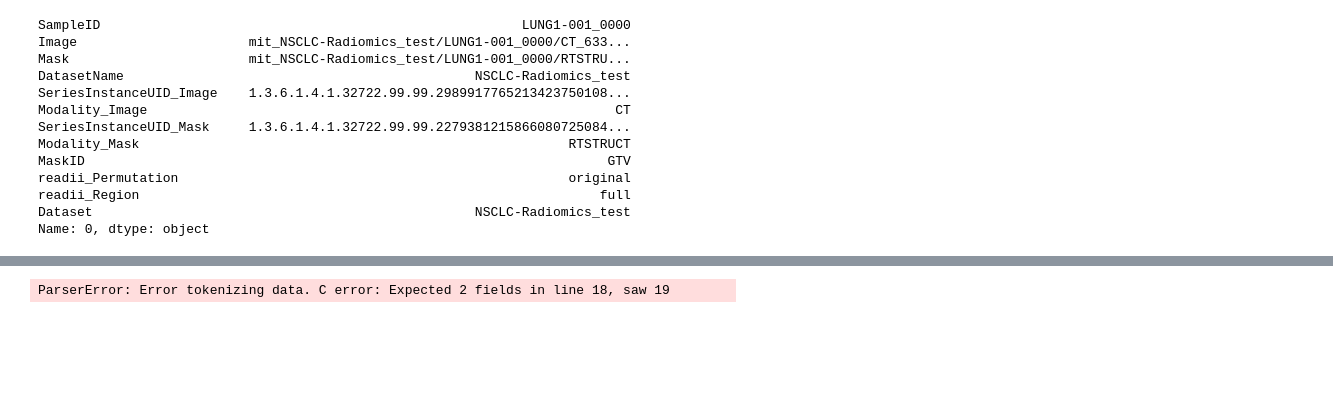
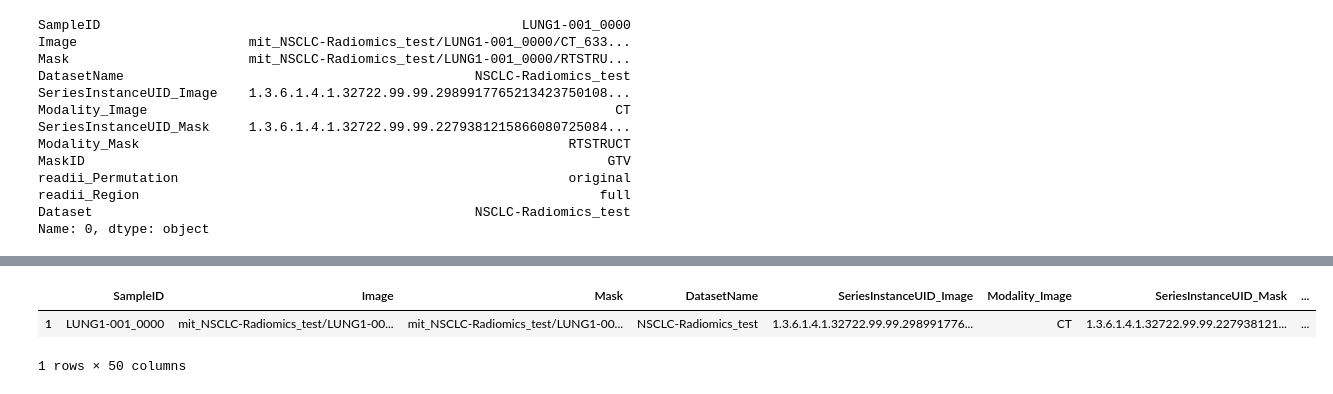
Before and after one commit to bhklab/readii_2_roqc, a Jupyter notebook: sandbox/dev_feature_extraction.ipynb, the cells around one changed output, grey strips where cells are left out. Saved outputs shown, nothing was run; the diff lists cells and outputs as text; code cells hidden in the pictures; blank space fills up the shorter version.

```diff
--- a/sandbox/dev_feature_extraction.ipynb
+++ b/sandbox/dev_feature_extraction.ipynb
@@ -168,11 +120,13 @@ OrderedDict([('SampleID', 'LUNG1-001_0000'),
 # %%
 features_dir_struct = Path(f"{dataset_index.iloc[0]['DataSource']}_{dataset_index.iloc[0]['DatasetName']}") / "features" / "pyradiomics" / "pyradiomics_original_single_feature"
 
 # Set up path to the directory containing the sample feature files
 sample_features_dir = dirs.PROCDATA / features_dir_struct
 
 filelist = list(sample_features_dir.rglob("**/original_full_features.csv"))
 
-pd.read_csv(filelist[0], sep=",", quotechar="{")
+pd.read_csv(filelist[0], index_col=0, header=None, sep=";").transpose()
 # %% [output]
+|  | SampleID | Image | Mask | DatasetName | SeriesInstanceUID_Image | Modality_Image | SeriesInstanceUID_Mask | ... |
+| 1 | LUNG1-001_0000 | mit_NSCLC-Radiomics_test/LUNG1-00... | mit_NSCLC-Radiomics_test/LUNG1-00... | NSCLC-Radiomics_test | 1.3.6.1.4.1.32722.99.99.298991776... | CT | 1.3.6.1.4.1.32722.99.99.227938121... | ... |
-ParserError: Error tokenizing data. C error: Expected 2 fields in line 18, saw 19
+1 rows × 50 columns
```
Also changed, not shown: parts of 4 cells of this notebook.
